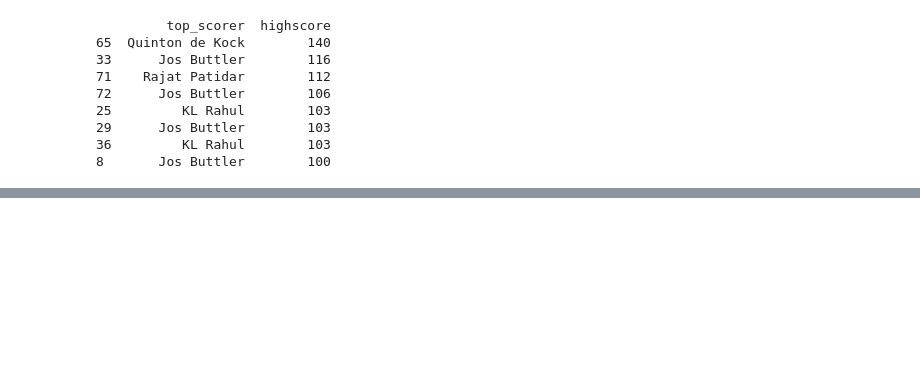
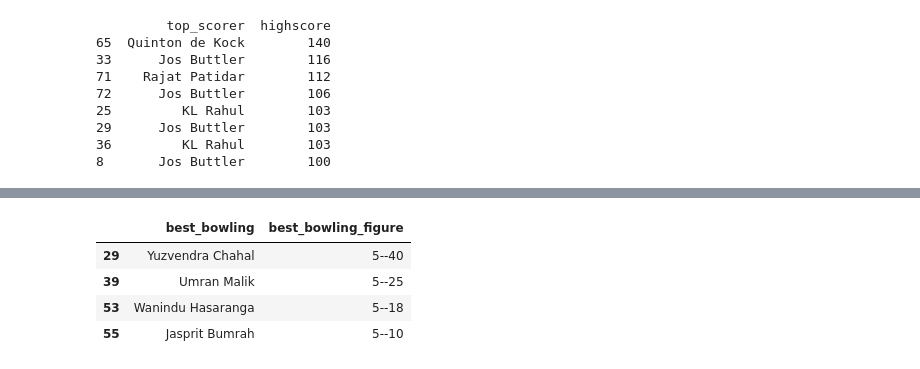
Before and after one commit to Harshal3304/Ipl-2022-capstone-project, a Jupyter notebook: ipl_capstone_project.ipynb, the cells around one changed output, grey strips where cells are left out. Saved outputs shown, nothing was run; the diff lists cells and outputs as text; code cells hidden in the pictures; blank space fills up the shorter version.

```diff
--- a/ipl_capstone_project.ipynb
+++ b/ipl_capstone_project.ipynb
@@ -169,0 +225,9 @@ Name: highscore, dtype: int64
+# %%
+# Which bowler had the best bowling figures
+df[df['highest_wickets'] == df['highest_wickets'].max()][['best_bowling','best_bowling_figure']]
+# %% [output]
+|  | best_bowling | best_bowling_figure |
+| 29 | Yuzvendra Chahal | 5--40 |
+| 39 | Umran Malik | 5--25 |
+| 53 | Wanindu Hasaranga | 5--18 |
+| 55 | Jasprit Bumrah | 5--10 |
```
Also changed, not shown: parts of 8 cells of this notebook.
